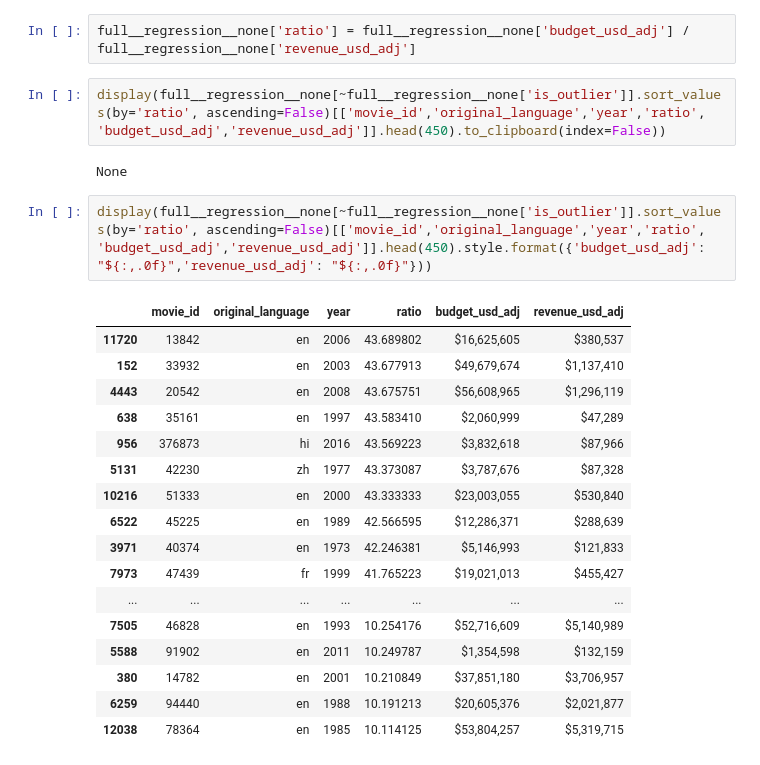
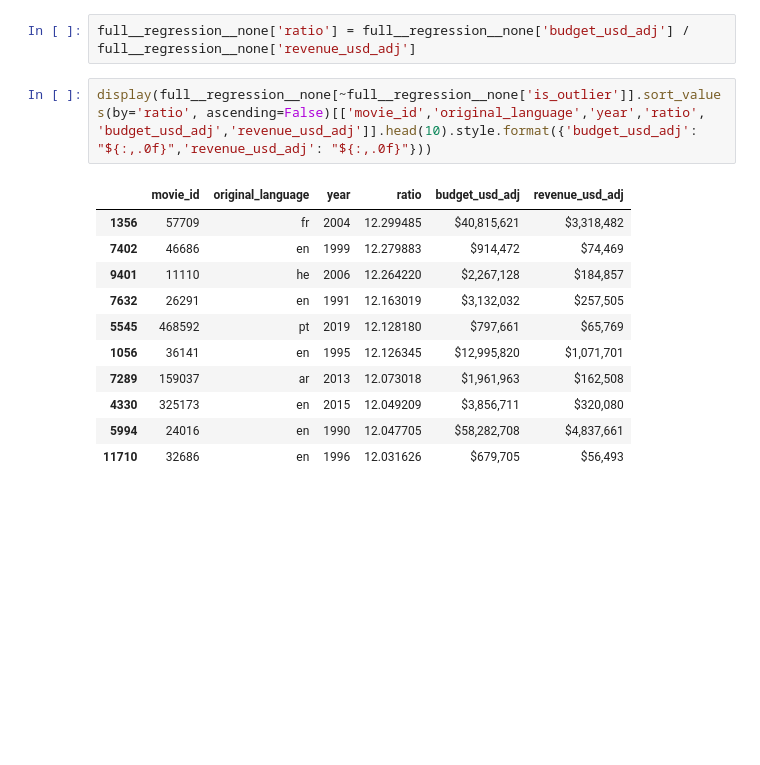
Before and after one commit to ilias1111/box-office-prediction, a Jupyter notebook: code/_eda_3_feature_eng.ipynb, the cells around one changed output. Drawn from its saved outputs; the diff is of its cells as text; blank space fills up the shorter version.

```diff
--- a/code/_eda_3_feature_eng.ipynb
+++ b/code/_eda_3_feature_eng.ipynb
@@ -59,29 +131,19 @@ full__regression__none.shape
 # %%
 full__regression__none['ratio'] = full__regression__none['budget_usd_adj'] / full__regression__none['revenue_usd_adj']
 # %%
-display(full__regression__none[~full__regression__none['is_outlier']].sort_values(by='ratio', ascending=False)[['movie_id','original_language','year','ratio', 'budget_usd_adj','revenue_usd_adj']].head(450).to_clipboard(index=False))
+display(full__regression__none[~full__regression__none['is_outlier']].sort_values(by='ratio', ascending=False)[['movie_id','original_language','year','ratio', 'budget_usd_adj','revenue_usd_adj']].head(10).style.format({'budget_usd_adj': "${:,.0f}",'revenue_usd_adj': "${:,.0f}"}))
 # %% [output]
-None
+|  | movie_id | original_language | year | ratio | budget_usd_adj | revenue_usd_adj |
+| 1356 | 57709 | fr | 2004 | 12.299485 | $40,815,621 | $3,318,482 |
+| 7402 | 46686 | en | 1999 | 12.279883 | $914,472 | $74,469 |
+| 9401 | 11110 | he | 2006 | 12.264220 | $2,267,128 | $184,857 |
+| 7632 | 26291 | en | 1991 | 12.163019 | $3,132,032 | $257,505 |
+| 5545 | 468592 | pt | 2019 | 12.128180 | $797,661 | $65,769 |
+| 1056 | 36141 | en | 1995 | 12.126345 | $12,995,820 | $1,071,701 |
+| 7289 | 159037 | ar | 2013 | 12.073018 | $1,961,963 | $162,508 |
+| 4330 | 325173 | en | 2015 | 12.049209 | $3,856,711 | $320,080 |
+| 5994 | 24016 | en | 1990 | 12.047705 | $58,282,708 | $4,837,661 |
+| 11710 | 32686 | en | 1996 | 12.031626 | $679,705 | $56,493 |
-# %%
-display(full__regression__none[~full__regression__none['is_outlier']].sort_values(by='ratio', ascending=False)[['movie_id','original_language','year','ratio', 'budget_usd_adj','revenue_usd_adj']].head(450).style.format({'budget_usd_adj': "${:,.0f}",'revenue_usd_adj': "${:,.0f}"}))
-# %% [output]
-|  | movie_id | original_language | year | ratio | budget_usd_adj | revenue_usd_adj |
-| 11720 | 13842 | en | 2006 | 43.689802 | $16,625,605 | $380,537 |
-| 152 | 33932 | en | 2003 | 43.677913 | $49,679,674 | $1,137,410 |
-| 4443 | 20542 | en | 2008 | 43.675751 | $56,608,965 | $1,296,119 |
-| 638 | 35161 | en | 1997 | 43.583410 | $2,060,999 | $47,289 |
-| 956 | 376873 | hi | 2016 | 43.569223 | $3,832,618 | $87,966 |
-| 5131 | 42230 | zh | 1977 | 43.373087 | $3,787,676 | $87,328 |
-| 10216 | 51333 | en | 2000 | 43.333333 | $23,003,055 | $530,840 |
-| 6522 | 45225 | en | 1989 | 42.566595 | $12,286,371 | $288,639 |
-| 3971 | 40374 | en | 1973 | 42.246381 | $5,146,993 | $121,833 |
-| 7973 | 47439 | fr | 1999 | 41.765223 | $19,021,013 | $455,427 |
-| ... | ... | ... | ... | ... | ... | ... |
-| 7505 | 46828 | en | 1993 | 10.254176 | $52,716,609 | $5,140,989 |
-| 5588 | 91902 | en | 2011 | 10.249787 | $1,354,598 | $132,159 |
-| 380 | 14782 | en | 2001 | 10.210849 | $37,851,180 | $3,706,957 |
-| 6259 | 94440 | en | 1988 | 10.191213 | $20,605,376 | $2,021,877 |
-| 12038 | 78364 | en | 1985 | 10.114125 | $53,804,257 | $5,319,715 |
 # %%
 display(full__regression__none[~full__regression__none['is_outlier']].sort_values(by='ratio', ascending=True)[['movie_id', 'ratio', 'budget_usd_adj','revenue_usd_adj']].head(10).style.format({'budget_usd_adj': "${:,.0f}",'revenue_usd_adj': "${:,.0f}"}))
 # %% [output]
```
Also changed, not shown: parts of 12 cells of this notebook, 16 other files.
